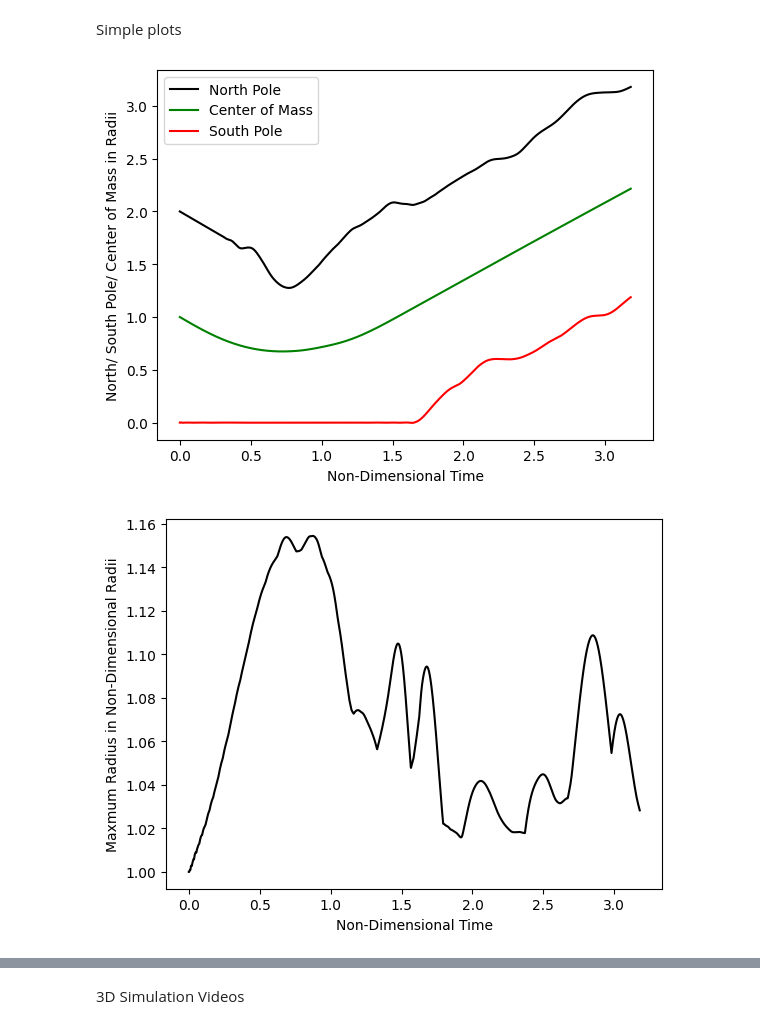
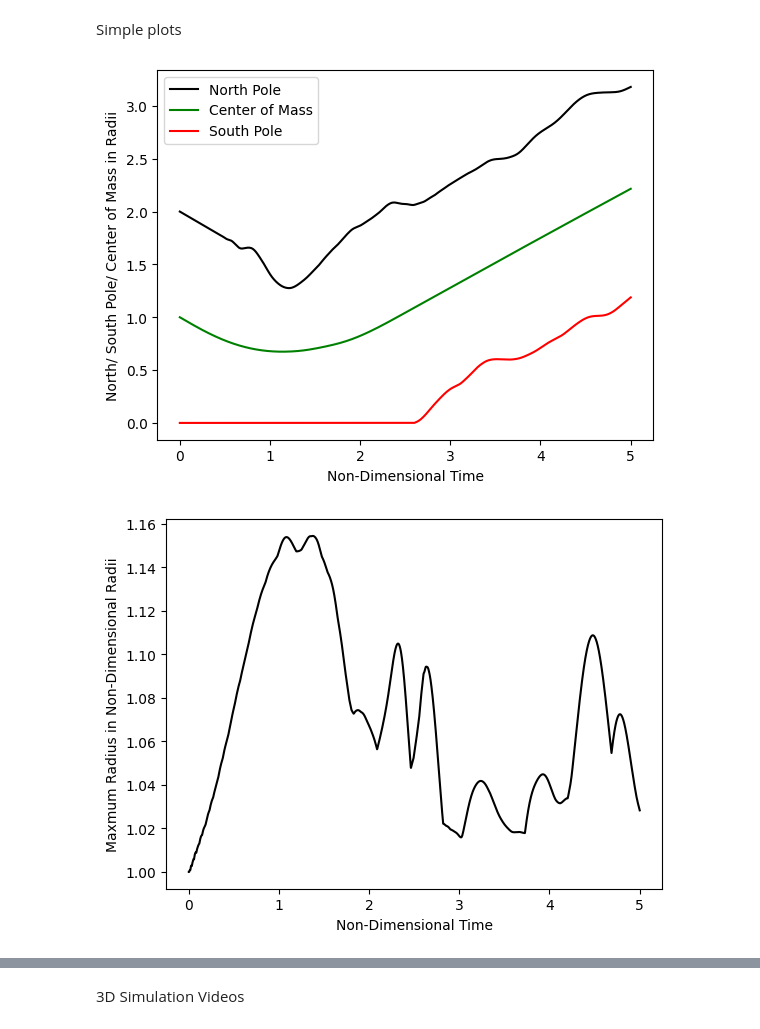
Before and after one commit to Katiekuehr/Drop_Simulations, a Jupyter notebook: drop_simulations_singular.ipynb, the cells around one changed output, grey strips where cells are left out. Drawn from its saved outputs; the diff is of its cells as text; code cells hidden in the pictures.

```diff
--- a/drop_simulations_singular.ipynb
+++ b/drop_simulations_singular.ipynb
@@ -386,7 +386,7 @@ def north_and_south_pole(all_amps_vec, h):
     undeformed_south_pole_radius = 1
 
     #Adding deformations from the Legendre modes
-    for i in range(2, n_thetas):
+    for i in range(2, n_thetas+1):
         undeformed_north_pole_radius += all_amps_vec[i-2] * Legendre(-1, i)
         undeformed_south_pole_radius += all_amps_vec[i-2] * Legendre(1, i)
 
@@ -414,7 +414,7 @@ def maximum_radius(all_amps_vec):
     """
 
     radii = np.ones(n_thetas) #Setting radi at all sampled points to an undeformed radius
-    for i in range(2, n_thetas):
+    for i in range(2, n_thetas+1):
         for ind_angles in range(n_thetas): #Adding deformation
             radii[ind_angles] += all_amps_vec[i - 2][0] * Legendre(np.cos(theta_vec[ind_angles]), i)
 
@@ -691,35 +690,35 @@ Creating a plot of all north pole, south pole and center of mass heights and sav
 Inputs/ Uses:
 all_north_poles_list (list): List of north poles at every time step.
 all_south_poles_list (list): List of south poles at every time step.
 all_h_list (list): List of heights of the center of mass of the droplet at every time step.
 all_times_list (list): List of all time steps.
 
 Outputs:
 plot_path (saved plot): Saves plot on computer.
 
 """
 
 #Create times list t for x-axes
 t_intervall = len(all_north_poles_list)
-t = np.linspace(0, all_north_poles_list[-1].item(), t_intervall)
+t = np.linspace(0, times_list[-1], t_intervall)
 
 #Convert arrays within storage lists to simple floats for plotting
 all_north_poles_float_list = [arr.item() for arr in all_north_poles_list]
 all_south_poles_float_list = [arr.item() for arr in all_south_poles_list]
 all_h_float_list = [arr.item() for arr in all_h_list]
 
 #Plot
 plt.plot(t, all_north_poles_float_list, label="North Pole", color="black")
 plt.plot(t, all_h_float_list, label="Center of Mass", color="green")
 plt.plot(t, all_south_poles_float_list, label="South Pole", color="red")
 
 #Label and show
 plt.xlabel("Non-Dimensional Time")
 plt.ylabel("North/ South Pole/ Center of Mass in Radii")
 plt.legend(loc="best")
 plt.show()
 # %% [output]
-[figure, old version]
+[figure, new version]
 # %%
 # Maximum Radius
 
@@ -737,7 +736,7 @@ plot_path (saved plot): Saves plot on computer.
 
 #Creat times list t for x-axes
 t_intervall = len(all_north_poles_list)
-t = np.linspace(0, all_north_poles_list[-1].item(), t_intervall)
+t = np.linspace(0, times_list[-1], t_intervall)
 
 #Label and show
 plt.plot(t, all_maximum_radii_list, color="black")
@@ -745,7 +744,7 @@ plt.ylabel("Maxmum Radius in Non-Dimensional Radii")
 plt.xlabel("Non-Dimensional Time")
 plt.show()
 # %% [output]
-[figure, old version]
+[figure, new version]
 # %%
 #Mode amplitude plot
 
```
Also changed, not shown: parts of 7 cells of this notebook, 1 other file.
